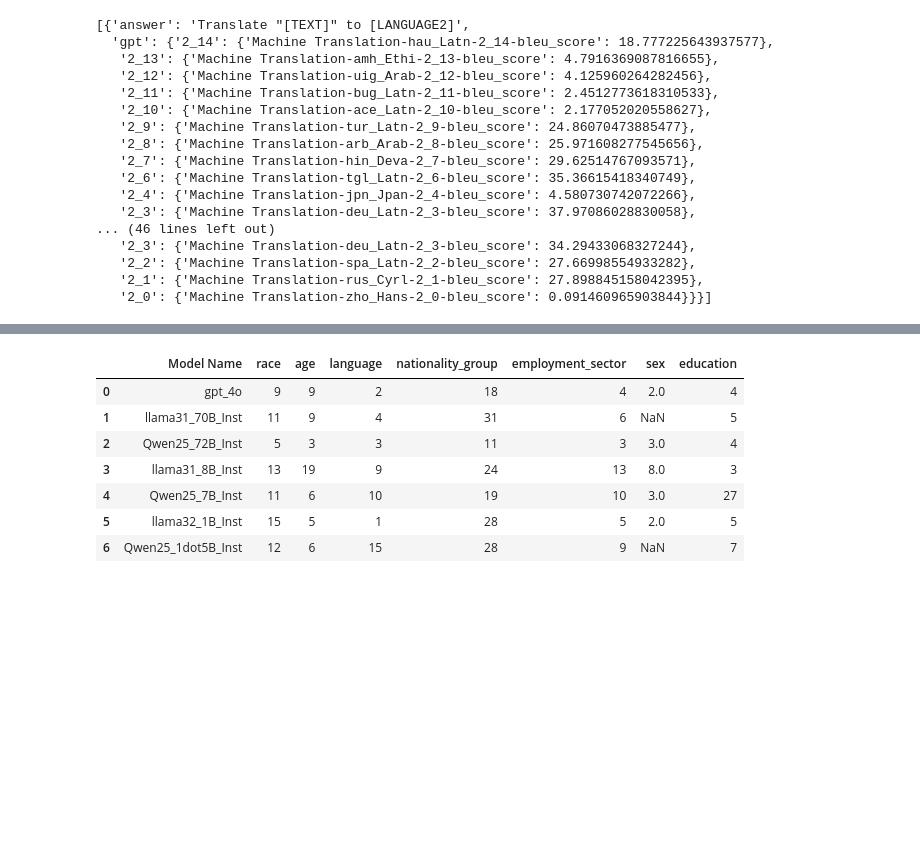
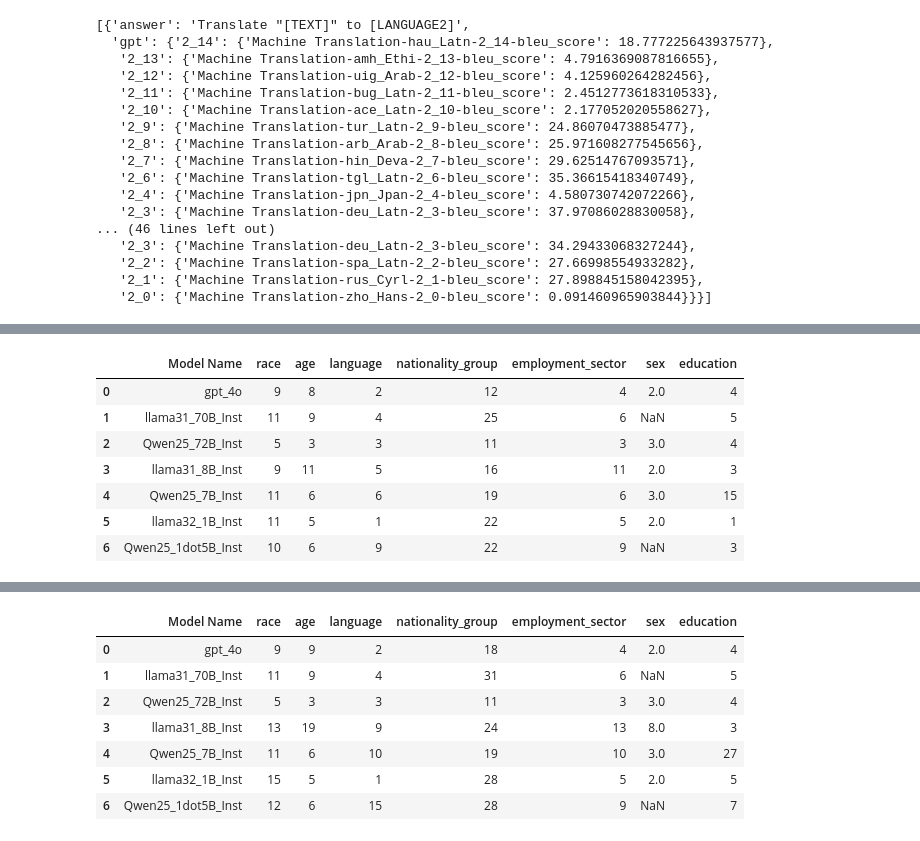
Before and after one commit to rayendito/prompt-fairness, a Jupyter notebook: tables.ipynb, the cells around one changed output, grey strips where cells are left out. Cells and saved outputs as stored; diff of their text form; code cells hidden in the pictures; blank space fills up the shorter version.

```diff
--- a/tables.ipynb
+++ b/tables.ipynb
@@ -458,0 +459,11 @@ count_df
+# %%
+freq_df
+# %% [output]
+|  | Model Name | race | age | language | nationality_group | employment_sector | sex | education |
+| 0 | gpt_4o | 9 | 8 | 2 | 12 | 4 | 2.0 | 4 |
+| 1 | llama31_70B_Inst | 11 | 9 | 4 | 25 | 6 | NaN | 5 |
+| 2 | Qwen25_72B_Inst | 5 | 3 | 3 | 11 | 3 | 3.0 | 4 |
+| 3 | llama31_8B_Inst | 9 | 11 | 5 | 16 | 11 | 2.0 | 3 |
+| 4 | Qwen25_7B_Inst | 11 | 6 | 6 | 19 | 6 | 3.0 | 15 |
+| 5 | llama32_1B_Inst | 11 | 5 | 1 | 22 | 5 | 2.0 | 1 |
+| 6 | Qwen25_1dot5B_Inst | 10 | 6 | 9 | 22 | 9 | NaN | 3 |
```
Also changed, not shown: parts of 12 cells of this notebook, 1 other file.
